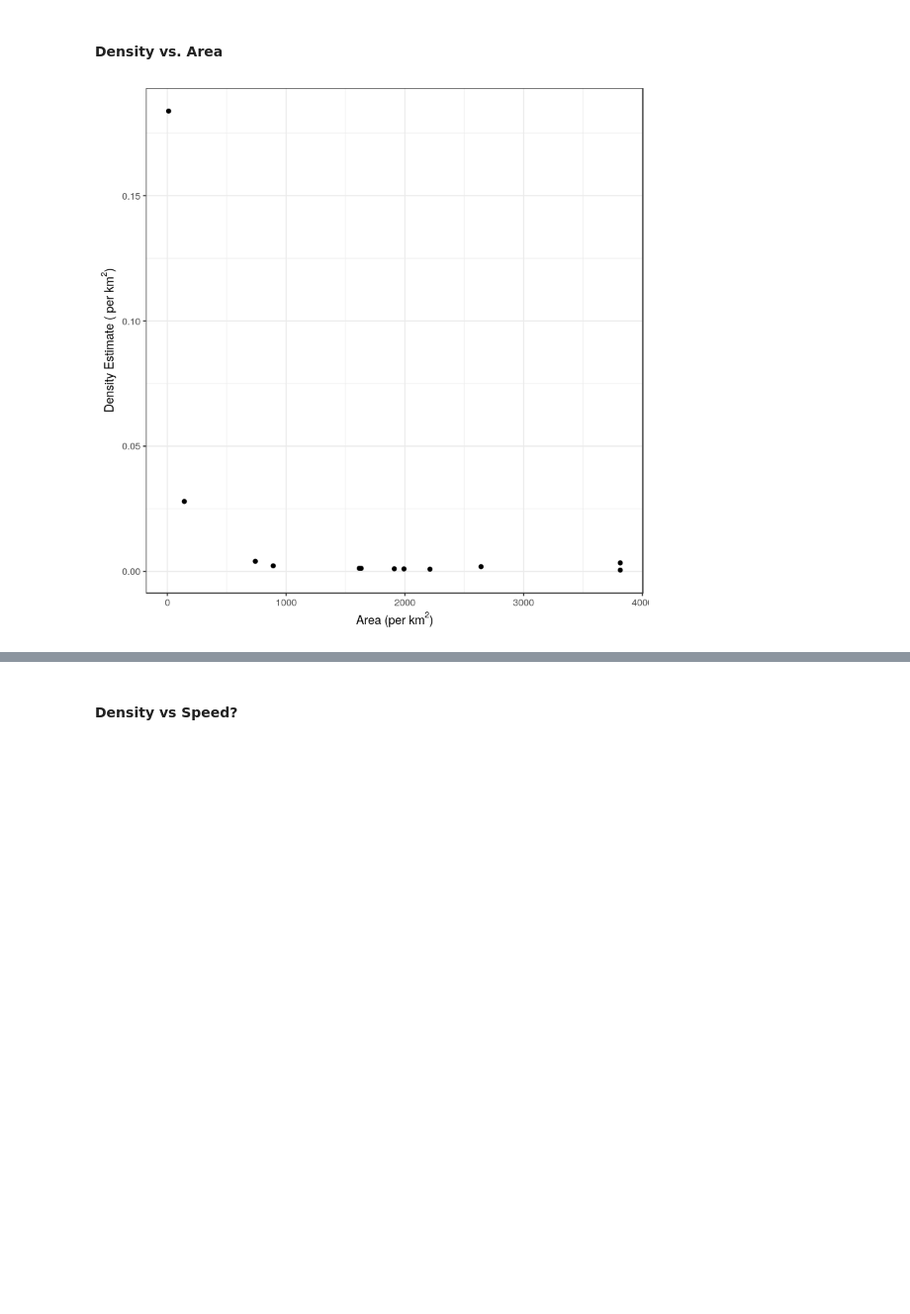
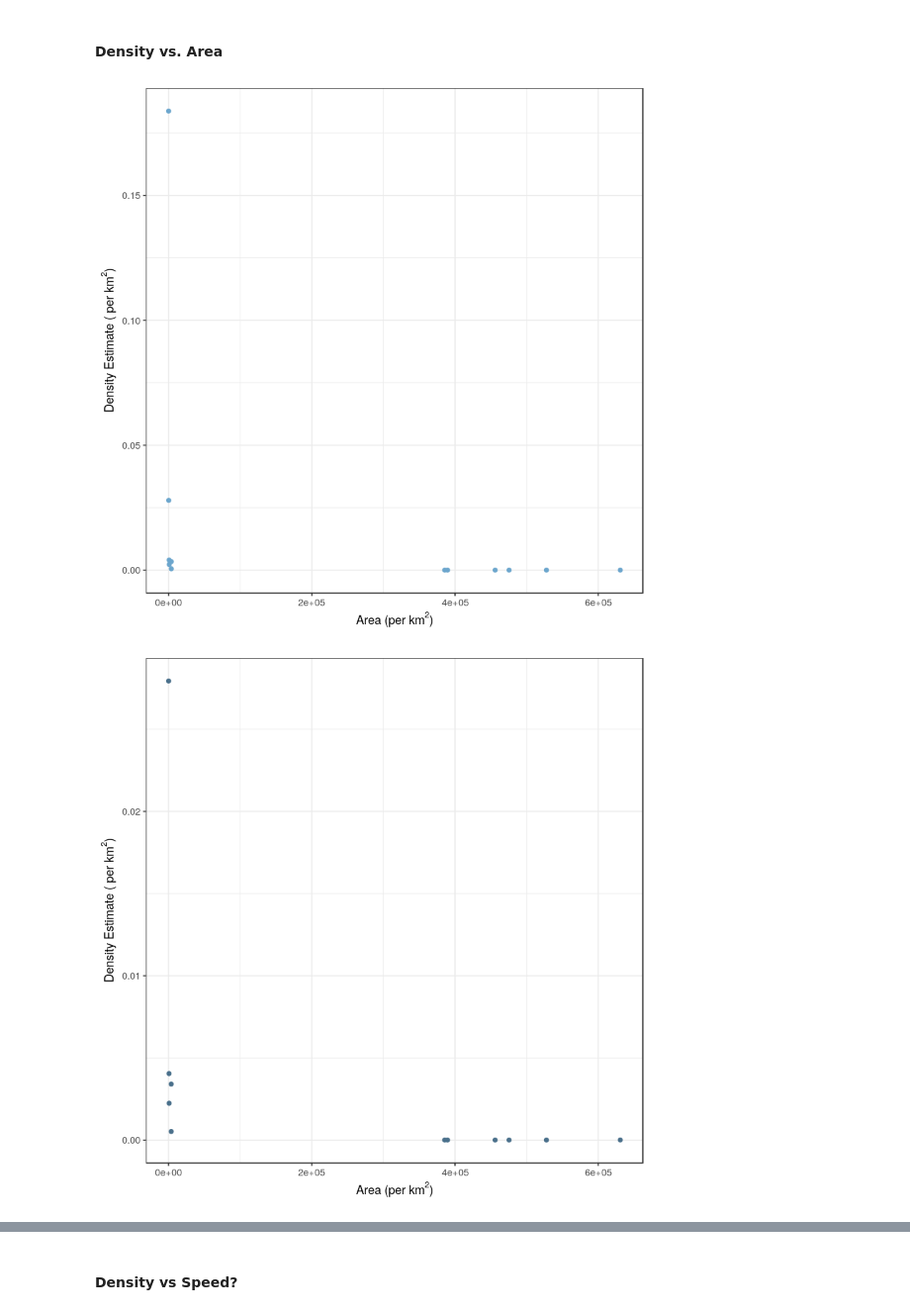
Before and after one commit to EvalImperialforces/CMEE_Thesis, a Jupyter notebook: Code/RealData_Analysis.ipynb, the cells around one changed output, grey strips where cells are left out. Shown at 99% size. Cells and saved outputs as stored; diff of their text form; code cells hidden in the pictures; blank space fills up the shorter version.

Commit message:
Results finalized

```diff
--- a/Code/RealData_Analysis.ipynb
+++ b/Code/RealData_Analysis.ipynb
@@ -654,7 +738,20 @@ ggplot(data = tc_no8, aes(x = tc_no8$Flight, y = tc_no8$Density_Estimate_km2)) +
                       #scale_x_continuous(breaks = c(1, 2, 3, 4, 5, 6, 7)) +
                       theme_bw()
 #dev.off()
+tc_no810 <- tc_no8[-4,]
 
+tc_no810$Flight <- as.factor(tc_no810$Flight)
+#tc_no8
+#pdf(file = paste("../Results/Density_per_flight.pdf", sep = ""))
+ggplot(data = tc_no810, aes(x = tc_no810$Flight, y = tc_no810$Density_Estimate_km2)) +
+                      geom_bar(stat = 'identity') +
+                      xlab("Flight Number") +
+                      ylab(expression(paste(
+                        "Density Estimate (per ",
+                         km^2,
+                        ")", sep=""))) +
+                      #scale_x_continuous(breaks = c(1, 2, 3, 4, 5, 6, 7)) +
+                      theme_bw()
 
 #hist(tc_no8$Density_Estimate_km2)
 # %% [output]
@@ -664,16 +762,32 @@ Overall density isn't interesting because it's all relative to number of hits an
 # %% [markdown]
 #### Density vs. Area
 # %%
-ggplot(data = tc_no8, aes(x = tc_no8$`Strip_Area(km2)`, y = tc_no8$Density_Estimate_km2)) +
-  geom_point() +
+no8den <- ggplot(data = tc_no8, aes(x = tc_no8$`Strip_Area(km2)`, y = tc_no8$Density_Estimate_km2)) +
+  geom_point(colour = 'skyblue3') +
   xlab(expression(paste(
     "Area (per ",
     km^2,
     ")", sep=""))) +
   ylab(expression(paste(
     "Density Estimate ( per ",
     km^2,
     ")", sep=""))) +
   theme_bw()
+
+no10den <- ggplot(data = tc_no810, aes(x = tc_no810$`Strip_Area(km2)`, y = tc_no810$Density_Estimate_km2)) +
+  geom_point(colour = 'skyblue4') +
+  xlab(expression(paste(
+    "Area (per ",
+    km^2,
+    ")", sep=""))) +
+  ylab(expression(paste(
+    "Density Estimate ( per ",
+    km^2,
+    ")", sep=""))) +
+  theme_bw()
+
+no8den
+no10den
 # %% [output]
-[figure, old version]
+[figure, new version]
+[figure, added]
```
Also changed, not shown: parts of 19 cells of this notebook, 8 other files.
